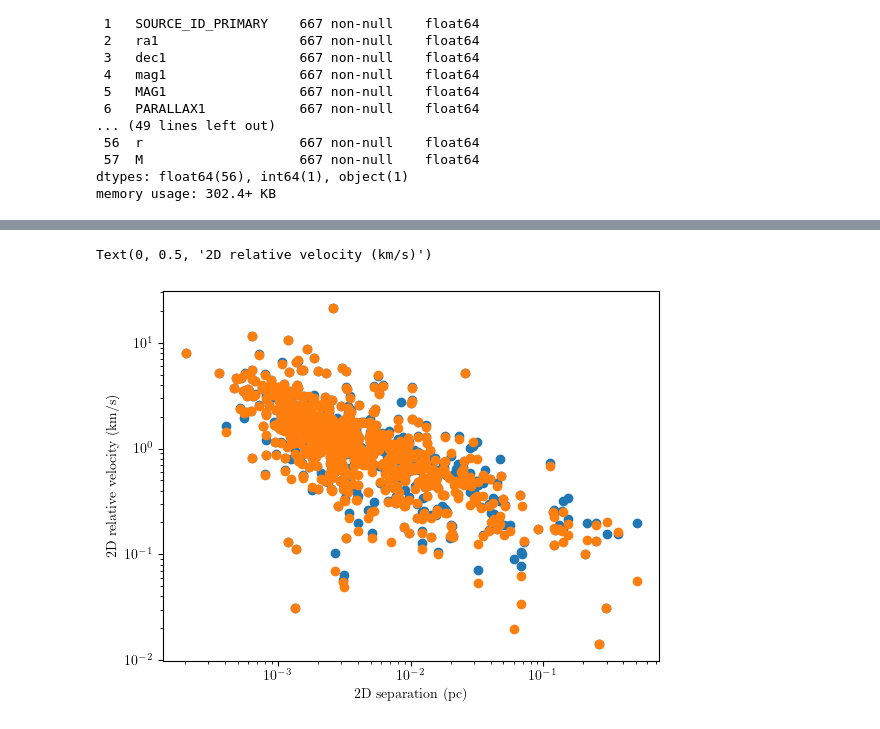
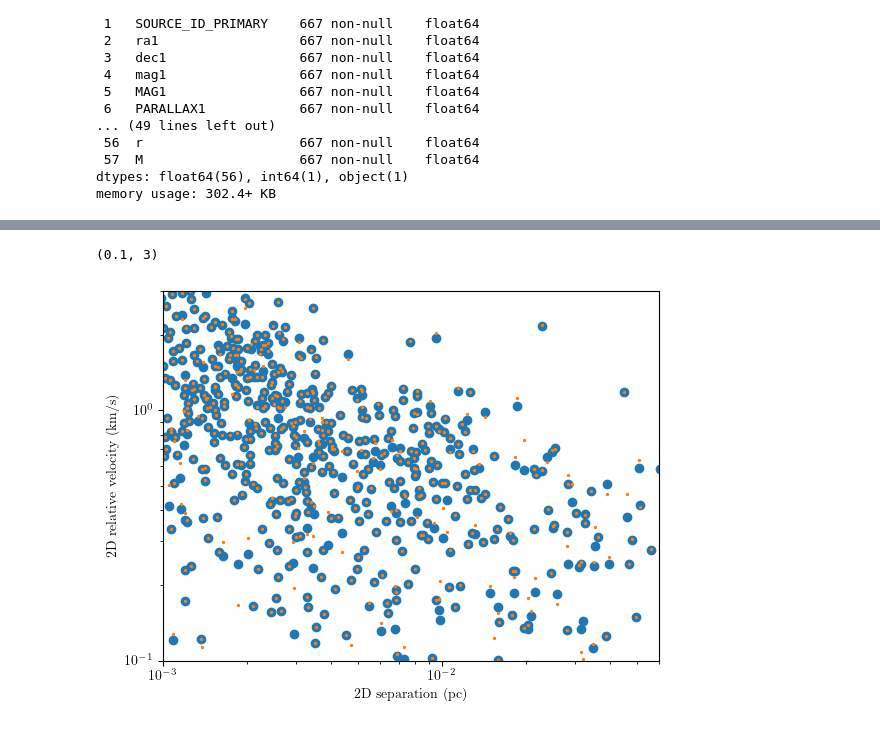
Before and after one commit to aaguayoo/binary-statistics, a Jupyter notebook: python/notebooks/hidden_tertiaries.ipynb, the cells around one changed output, grey strips where cells are left out. Saved outputs shown, nothing was run; the diff lists cells and outputs as text; code cells hidden in the pictures.

```diff
--- a/python/notebooks/hidden_tertiaries.ipynb
+++ b/python/notebooks/hidden_tertiaries.ipynb
@@ -221,7 +218,7 @@ new_binary_dataframe["v3D_notert"] = new_binary_dataframe.apply(lambda x: x.v2Dp
 new_binary_dataframe["v3D_tert"] = new_binary_dataframe.apply(lambda x: x.v2Dp_tert/np.sqrt(np.cos(x.psi)**2 + (np.cos(x.i_angle)**2)*(np.sin(x.psi)**2)), axis=1)
 # %%
 new_binary_dataframe["vp_x"] = new_binary_dataframe.apply(lambda x: -x.v3D_tert*np.sin(x.phi), axis=1)
-new_binary_dataframe["vp_y"] = new_binary_dataframe.apply(lambda x: x.v3D_tert*np.cos(x.phi), axis=1)
+new_binary_dataframe["vp_y"] = new_binary_dataframe.apply(lambda x: x.v3D_tert*np.cos(x.i_angle)*np.cos(x.phi), axis=1)
 # %%
 new_binary_dataframe["delta_l"] = new_binary_dataframe.apply(lambda x: x.r_3D * np.sin(x.i_angle) * np.sin(x.phi), axis=1)
 # %%
@@ -299,23 +296,27 @@ new_binary_dataframe["v3D_A"] = new_binary_dataframe.apply(lambda x: x.v2Dp_A/np
 new_binary_dataframe["v3D_B"] = new_binary_dataframe.apply(lambda x: x.v2Dp_B/np.sqrt(np.cos(x.psi_B)**2 + (np.cos(x.i_angle_B)**2)*(np.sin(x.psi_B)**2)), axis=1)
 # %%
 new_binary_dataframe["vp_A_x"] = new_binary_dataframe.apply(lambda x: -x.v3D_A*np.sin(x.phi_A), axis=1)
-new_binary_dataframe["vp_A_y"] = new_binary_dataframe.apply(lambda x: x.v3D_A*np.cos(x.phi_A), axis=1)
+new_binary_dataframe["vp_A_y"] = new_binary_dataframe.apply(lambda x: x.v3D_A*np.cos(x.i_angle_A)*np.cos(x.phi_A), axis=1)
 # %%
 new_binary_dataframe["vp_B_x"] = new_binary_dataframe.apply(lambda x: -x.v3D_B*np.sin(x.phi_B), axis=1)
-new_binary_dataframe["vp_B_y"] = new_binary_dataframe.apply(lambda x: x.v3D_B*np.cos(x.phi_B), axis=1)
+new_binary_dataframe["vp_B_y"] = new_binary_dataframe.apply(lambda x: x.v3D_B*np.cos(x.i_angle_B)*np.cos(x.phi_B), axis=1)
 # %%
 new_binary_dataframe["vp_X"] = new_binary_dataframe.apply(lambda x: x.vp_x + x.vp_A_x*x.eta_phot_A + x.vp_B_x*x.eta_phot_B, axis=1)
 new_binary_dataframe["vp_Y"] = new_binary_dataframe.apply(lambda x: x.vp_y + x.vp_A_y*x.eta_phot_A + x.vp_B_y*x.eta_phot_B, axis=1)
 # %%
 new_binary_dataframe["v2D_tertiaries"] = new_binary_dataframe.apply(lambda x: np.sqrt(x.vp_X**2 + x.vp_Y**2), axis=1)
+# %%
+new_binary_dataframe["v2D_no_tertiaries"] = new_binary_dataframe.apply(lambda x: np.sqrt(x.vp_x**2 + x.vp_y**2), axis=1)
 # %%
 fig, ax = plt.subplots()
-ax.scatter(new_binary_dataframe["r"],new_binary_dataframe["v2D_tertiaries"])
-ax.scatter(new_binary_dataframe["r"],np.sqrt(new_binary_dataframe["vp_x"]**2 + new_binary_dataframe["vp_y"]**2))
+ax.scatter(new_binary_dataframe["r"],new_binary_dataframe["v2D_no_tertiaries"])
+ax.scatter(new_binary_dataframe["r"],new_binary_dataframe["v2D_tertiaries"], s=2)
 plt.xscale("log")
 plt.yscale("log")
 ax.set_xlabel("2D separation (pc)")
 ax.set_ylabel("2D relative velocity (km/s)")
+ax.set_xlim(0.001,6e-2)
+ax.set_ylim(0.1,3)
 # %% [output]
-Text(0, 0.5, '2D relative velocity (km/s)')
+(0.1, 3)
-[figure, old version]
+[figure, new version]
```
Also changed, not shown: parts of 10 cells of this notebook.
